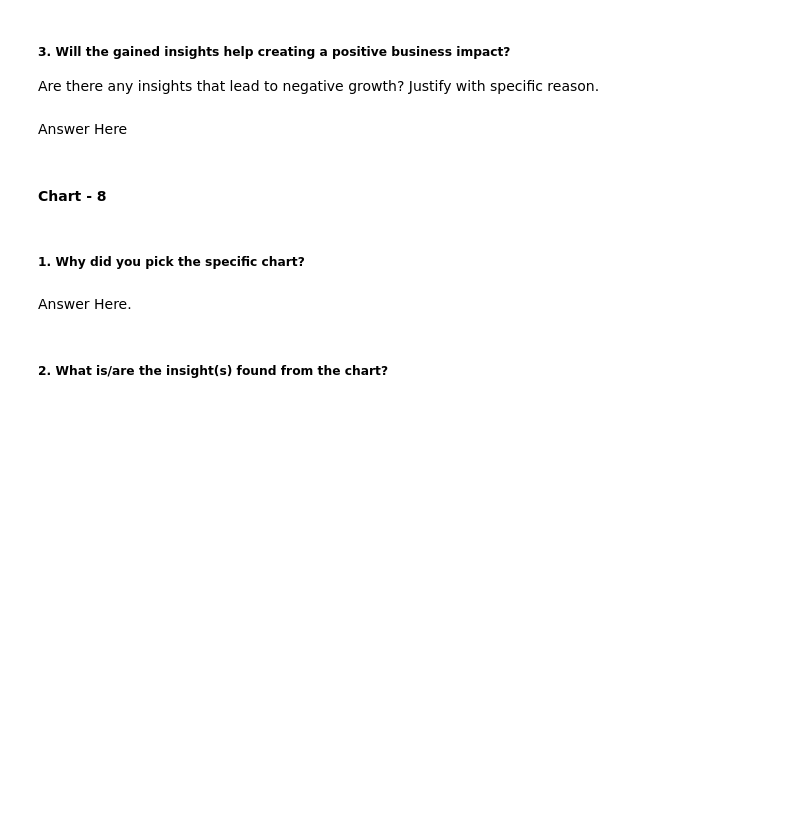
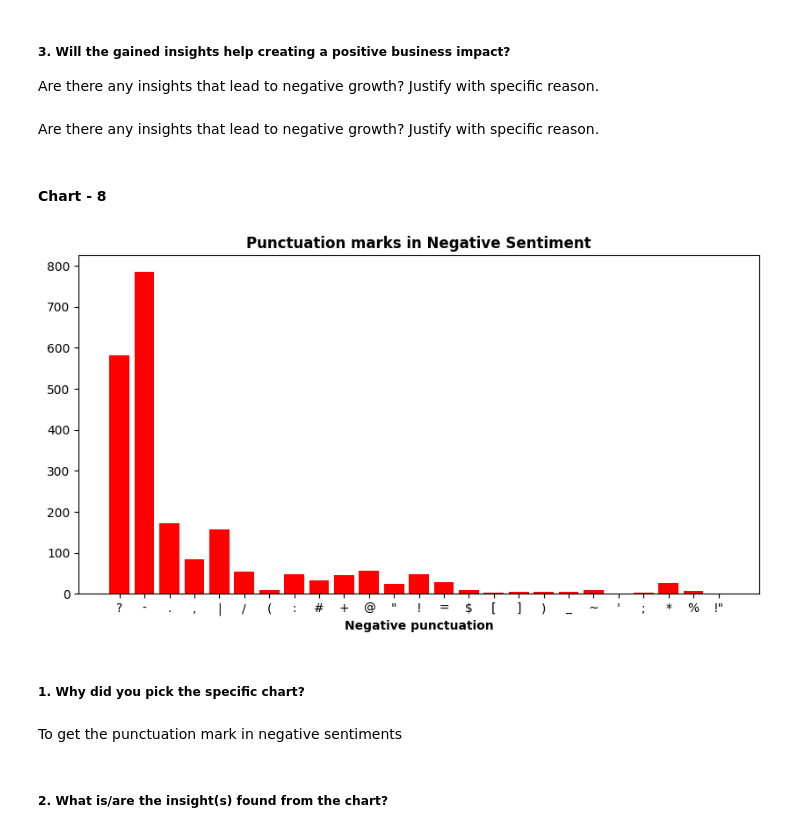
Before and after one commit to kashifkhan9555/CoronaVirus_Tewwt_Sentiment_Analysis, a Jupyter notebook: CoronaVirus_Tewwt_Sentiment_Analysis.ipynb, the cells around one changed output. Cells and saved outputs as stored; diff of their text form; code cells hidden in the pictures; blank space fills up the shorter version.

```diff
--- a/CoronaVirus_Tewwt_Sentiment_Analysis.ipynb
+++ b/CoronaVirus_Tewwt_Sentiment_Analysis.ipynb
@@ -579,7 +579,7 @@ Answer Here
 # %% [markdown]
 ##### 3. Will the gained insights help creating a positive business impact?
 Are there any insights that lead to negative growth? Justify with specific reason.
-# %% [markdown]
-Answer Here
+# %% [markdown]
+Are there any insights that lead to negative growth? Justify with specific reason.
 # %% [markdown]
 #### Chart - 8
@@ -588,7 +586,29 @@ Answer Here
+# %%
+# Chart - 8 visualization code
+# Designing a compilation to emphasize a Negative sentiment.
+corpus= create_corpus("Negative")
+
+dic= defaultdict(int)
+import string
+special = string.punctuation
+for i in (corpus):
+    if i in special:
+        dic[i]+=1
+
+x,y=zip(*dic.items())
+# %%
+# visualize the dataset
+plt.figure(figsize=(10,5))
+plt.bar(x,y,color='Red')
+plt.xlabel('Negative punctuation', fontweight = 'bold')
+plt.title('Punctuation marks in Negative Sentiment',fontweight ='bold')
+plt.show()
+# %% [output]
+[figure, added]
 # %% [markdown]
 ##### 1. Why did you pick the specific chart?
-# %% [markdown]
-Answer Here.
+# %% [markdown]
+To get the punctuation mark in negative sentiments
 # %% [markdown]
 ##### 2. What is/are the insight(s) found from the chart?
 # %% [markdown]
```
Also changed, not shown: parts of 45 cells of this notebook.
